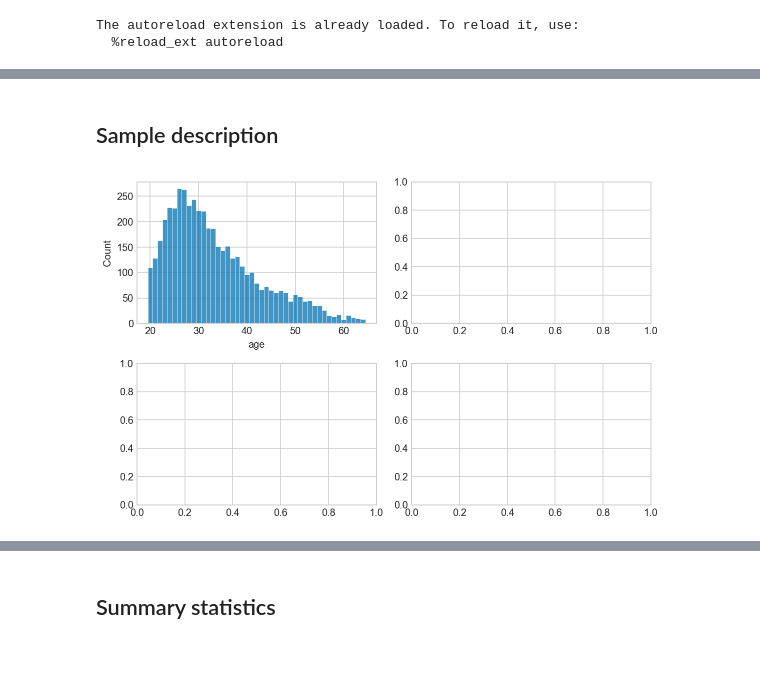
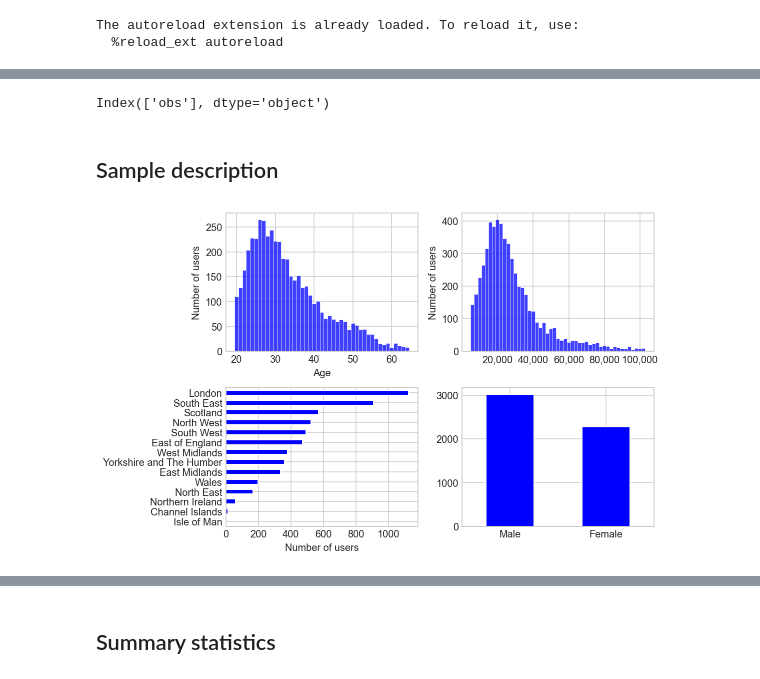
Before and after one commit to fabiangunzinger/entropy, a Jupyter notebook: notebooks/analysis.ipynb, the cells around one changed output, grey strips where cells are left out. Saved outputs shown, nothing was run; the diff lists cells and outputs as text; code cells hidden in the pictures.

```diff
--- a/notebooks/analysis.ipynb
+++ b/notebooks/analysis.ipynb
@@ -53,0 +75,4 @@ Time for read_analysis_data: 2.41 seconds
+# %%
+df.obs.to_frame().columns
+# %% [output]
+Index(['obs'], dtype='object')
@@ -54,19 +82,6 @@ Time for read_analysis_data: 2.41 seconds
 # %% [markdown]
 ## Sample description
 # %%
-def sample_description_hists(df):
-    fig, ax = plt.subplots(2, 2)
-
-    data = df.groupby("user_id").age.first()
-    bins = np.linspace(20, 65, 46)
-    sns.histplot(data, bins=bins - 0.5, ax=ax[0, 0])
-
-    fh.set_style()
-    fh.set_size(fig)
-    # fh.set_axis_labels(ax, xlabel="Age", ylabel="Number of users")
-    # return fig
-
-
-sample_description_hists(df)
+ff.sample_description(df, write=False)
 # %% [output]
-[figure, old version]
+[figure, new version]
```
Also changed, not shown: parts of 8 cells of this notebook, 4 other files.
